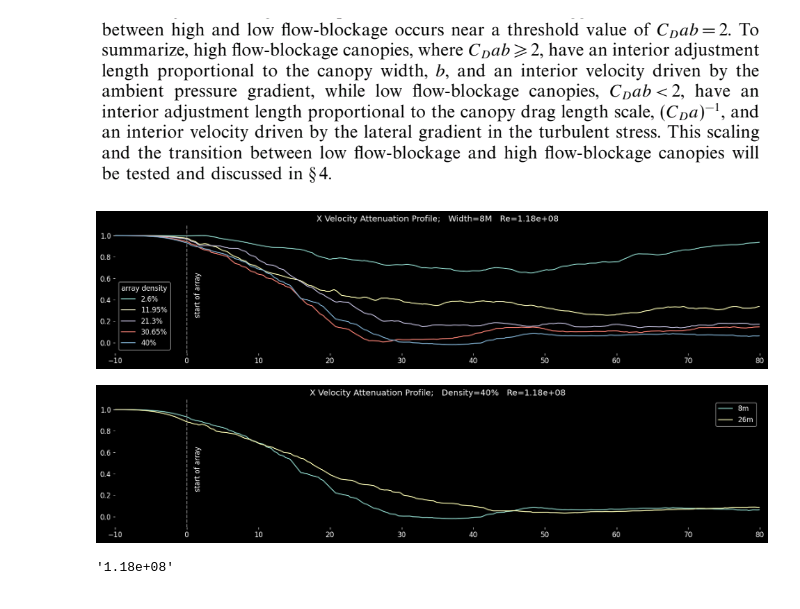
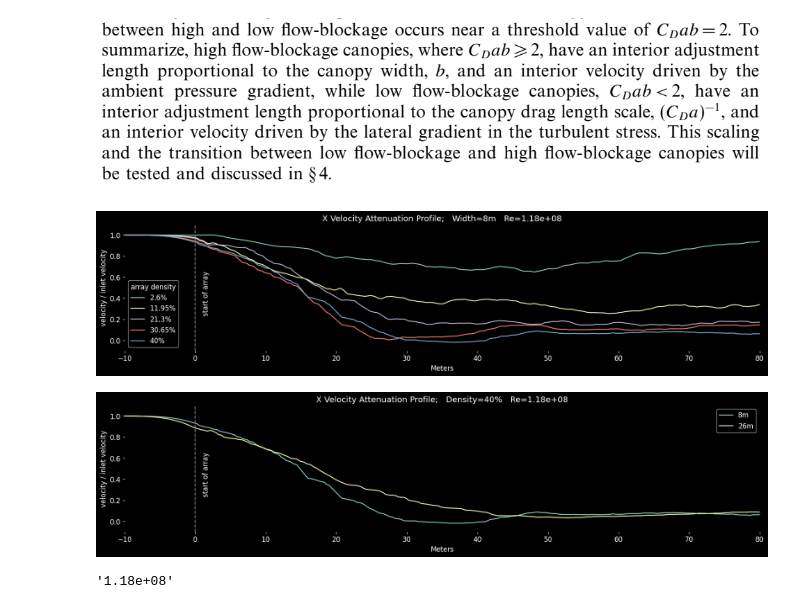
Before and after one commit to Wzesk/pole_array, a Jupyter notebook: process_velocity.ipynb, the cells around one changed output. Drawn from its saved outputs; the diff is of its cells as text; code cells hidden in the pictures.

```diff
--- a/process_velocity.ipynb
+++ b/process_velocity.ipynb
@@ -73,28 +77,32 @@ plt.show()
 # %%
 %matplotlib inline
 
 plt.figure()
 plt.plot( x_8_026,vel_8_026, label = '2.6%')
 plt.plot( x_8_1195,vel_8_1195, label = '11.95%')
 plt.plot( x_8_213,vel_8_213, label = '21.3%')
 plt.plot( x_8_3065,vel_8_3065, label = '30.65%')
 plt.plot( x_8_400,vel_8_400, label = '40%')
 
 #lab flow Re is at 3,600,000
-plt.title('X Velocity Attenuation Profile;   Width=8M   Re=1.18e+08')
+plt.title('X Velocity Attenuation Profile;   Width=8m   Re=1.18e+08')
 
 #set plot limits
 plt.xlim(-10, 80)
 plt.ylim(-0.1, 1.1)
+
+#set units for axis
+plt.xlabel('Meters')
+plt.ylabel('velocity / inlet velocity')
 
 #add vertical line to note start of pole array
 plt.axvline(x=-0, color='grey', linestyle='--')
 plt.text(1, 0.25, 'start of array', rotation=90)
 
 plt.legend(title="array density")
 plt.show()
 # %% [output]
-[figure, old version]
+[figure, new version]
 # %%
 %matplotlib inline
 
@@ -111,6 +119,10 @@ plt.title('X Velocity Attenuation Profile;   Density=40%   Re=1.18e+08')
 plt.xlim(-10, 80)
 plt.ylim(-0.1, 1.1)
 
+#set units for axis
+plt.xlabel('Meters')
+plt.ylabel('velocity / inlet velocity')
+
 #add vertical line to note start of pole array
 plt.axvline(x=-0, color='grey', linestyle='--')
 plt.text(1, 0.25, 'start of array', rotation=90)
@@ -118,7 +130,7 @@ plt.text(1, 0.25, 'start of array', rotation=90)
 plt.legend()
 plt.show()
 # %% [output]
-[figure, old version]
+[figure, new version]
 # %%
 #calculate Re from significant size and velocity
 def reynolds_number(velocity, diameter):
```
Also changed, not shown: parts of 2 cells of this notebook, 3 other files.
